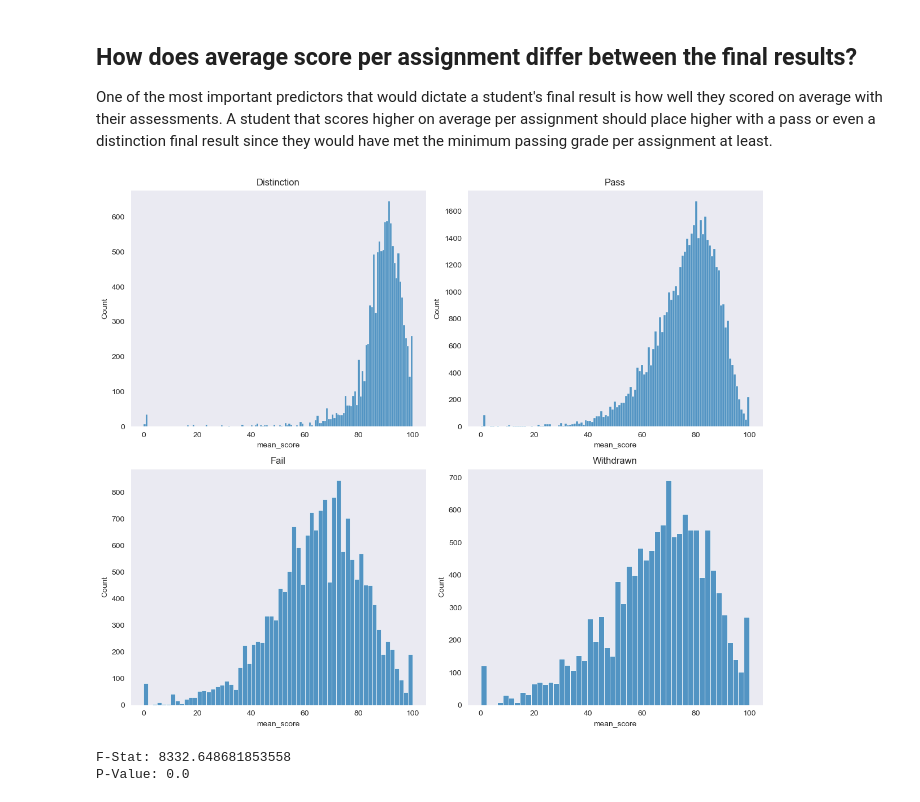
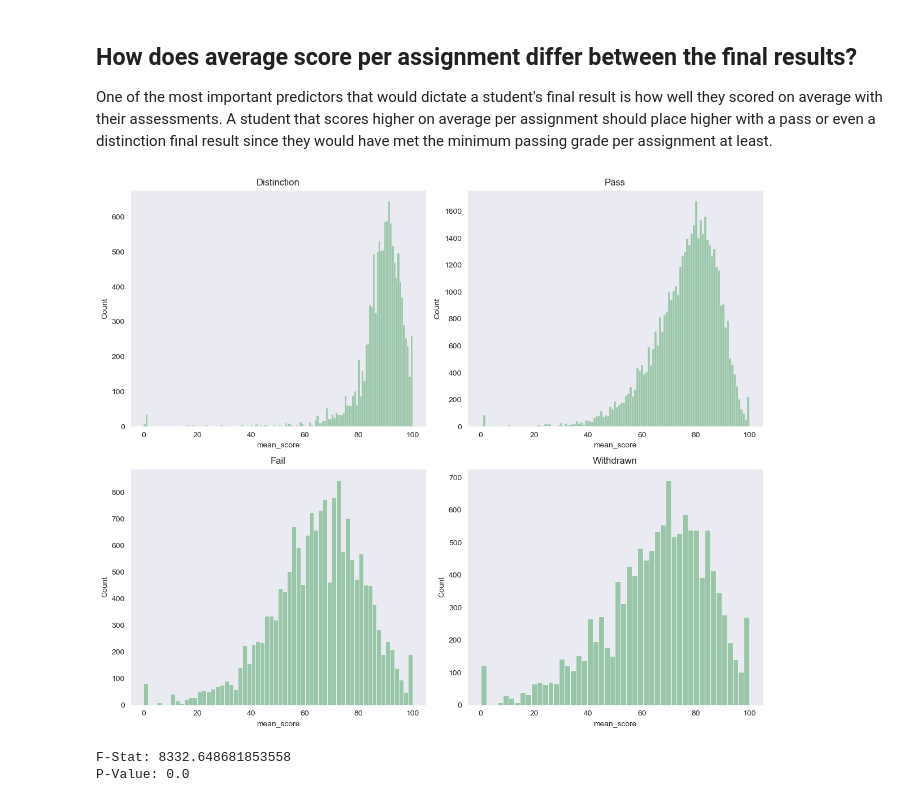
Before and after one commit to jpjavier23/capstone_2_final_documentation, a Jupyter notebook: capstone_2_final_report.ipynb, the cells around one changed output. Drawn from its saved outputs; the diff is of its cells as text; code cells hidden in the pictures.

```diff
--- a/capstone_2_final_report.ipynb
+++ b/capstone_2_final_report.ipynb
@@ -9,17 +9,20 @@ import pandas as pd
 pd.options.display.max_columns = None
 import seaborn as sns
 sns.set_style('dark')
-pal = 'crest'
+sns.set_palette('crest')
 import matplotlib.pyplot as plt
 import numpy as np
 from scipy import stats
 import statsmodels.stats.multicomp as mc
 import pickle
 
-from sklearn.preprocessing import OrdinalEncoder, Normalizer
-from sklearn.model_selection import train_test_split, GridSearchCV, StratifiedKFold
-from sklearn.metrics import classification_report, confusion_matrix, ConfusionMatrixDisplay
+from sklearn.preprocessing import OrdinalEncoder, StandardScaler
+from sklearn.model_selection import train_test_split, GridSearchCV, StratifiedKFold, RandomizedSearchCV
+from sklearn.metrics import classification_report, confusion_matrix, ConfusionMatrixDisplay, f1_score
 from sklearn.tree import DecisionTreeClassifier
+from sklearn.ensemble import RandomForestClassifier
+from sklearn.linear_model import LogisticRegression
+from sklearn.neighbors import KNeighborsClassifier
 # %% [markdown]
 # User Definitions
 # %%
@@ -347,14 +350,14 @@ df11.describe()
 One of the most important predictors that would dictate a student's final result is how well they scored on average with their assessments. A student that scores higher on average per assignment should place higher with a pass or even a distinction final result since they would have met the minimum passing grade per assignment at least.
 # %%
 fig, ax = plt.subplots(2, 2, figsize = (12, 10))
-sns.histplot(data = df11[df11['final_result'] == 'Distinction'], x = 'mean_score', palette = pal, ax = ax[0, 0]).set_title('Distinction')
-sns.histplot(data = df11[df11['final_result'] == 'Pass'], x = 'mean_score', palette = pal, ax = ax[0, 1]).set_title('Pass')
-sns.histplot(data = df11[df11['final_result'] == 'Fail'], x = 'mean_score', palette = pal, ax = ax[1, 0]).set_title('Fail')
-sns.histplot(data = df11[df11['final_result'] == 'Withdrawn'], x = 'mean_score', palette = pal, ax = ax[1, 1]).set_title('Withdrawn')
+sns.histplot(data = df11[df11['final_result'] == 'Distinction'], x = 'mean_score', ax = ax[0, 0]).set_title('Distinction')
+sns.histplot(data = df11[df11['final_result'] == 'Pass'], x = 'mean_score', ax = ax[0, 1]).set_title('Pass')
+sns.histplot(data = df11[df11['final_result'] == 'Fail'], x = 'mean_score', ax = ax[1, 0]).set_title('Fail')
+sns.histplot(data = df11[df11['final_result'] == 'Withdrawn'], x = 'mean_score', ax = ax[1, 1]).set_title('Withdrawn')
 plt.tight_layout()
 plt.show()
 # %% [output]
-[figure, old version]
+[figure, new version]
 # %%
 dist_scr = np.array(df11[df11['final_result'] == 'Distinction']['mean_score'])
 pass_scr = np.array(df11[df11['final_result'] == 'Pass']['mean_score'])
```
Also changed, not shown: parts of 47 cells of this notebook, 2 other files.
